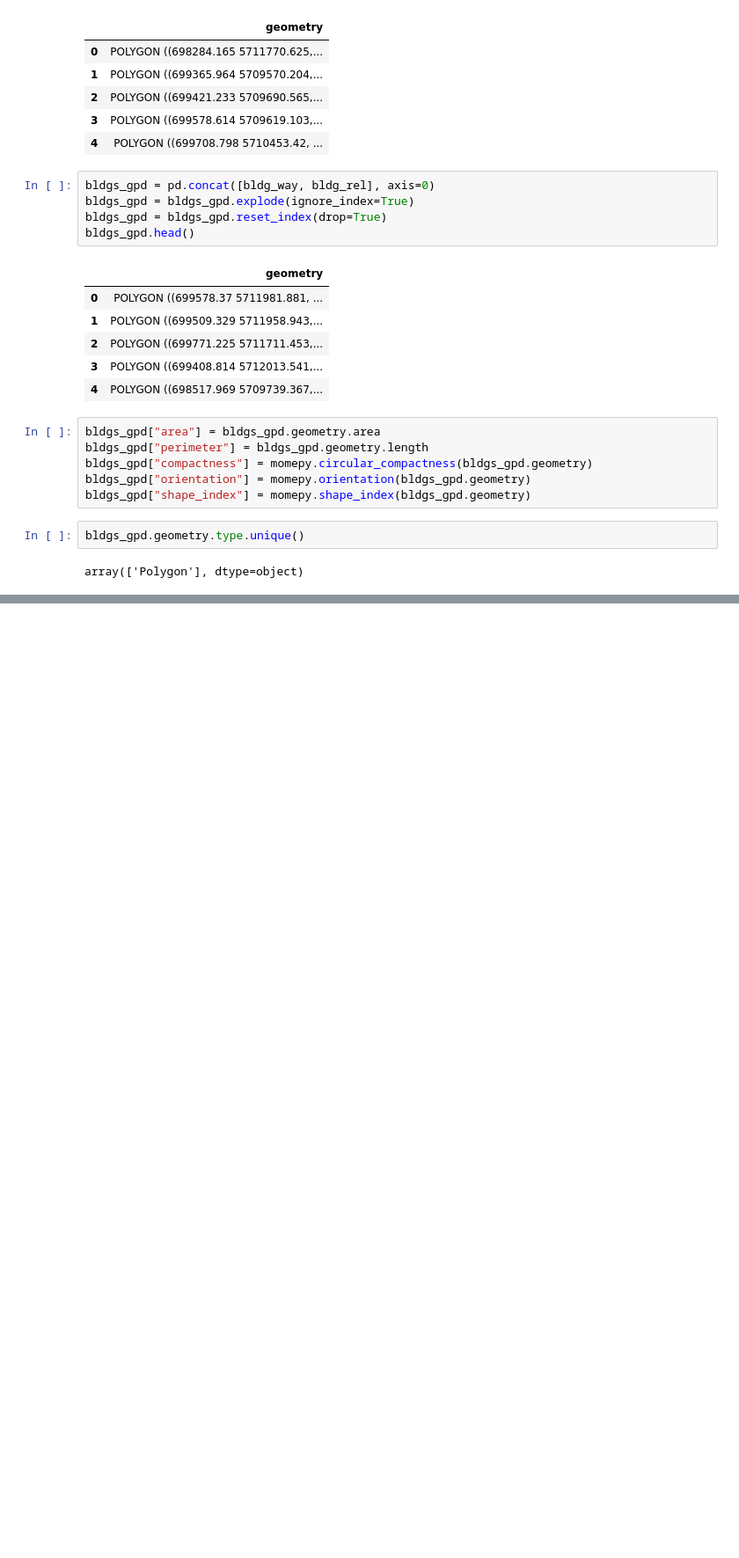
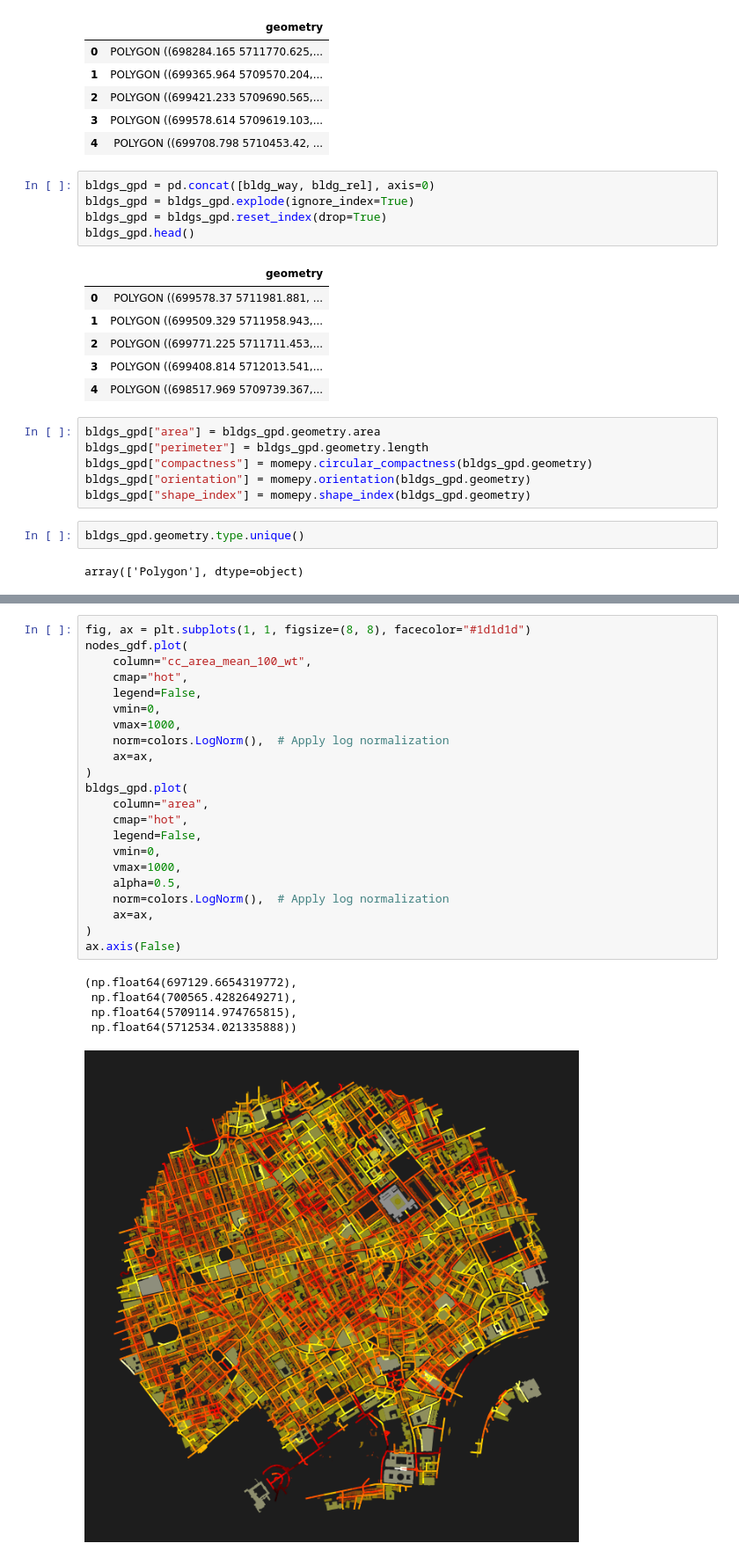
Before and after one commit to benchmark-urbanism/cityseer-examples, a Jupyter notebook: recipes/stats/osm_stats.ipynb, the cells around one changed output, grey strips where cells are left out. Shown at 88% size. Drawn from its saved outputs; the diff is of its cells as text; blank space fills up the shorter version.

```diff
--- a/recipes/stats/osm_stats.ipynb
+++ b/recipes/stats/osm_stats.ipynb
@@ -128,0 +156,28 @@ Index(['ns_node_idx', 'x', 'y', 'live', 'weight', 'primal_edge',
+# %%
+fig, ax = plt.subplots(1, 1, figsize=(8, 8), facecolor="#1d1d1d")
+nodes_gdf.plot(
+    column="cc_area_mean_100_wt",
+    cmap="hot",
+    legend=False,
+    vmin=0,
+    vmax=1000,
+    norm=colors.LogNorm(),  # Apply log normalization
+    ax=ax,
+)
+bldgs_gpd.plot(
+    column="area",
+    cmap="hot",
+    legend=False,
+    vmin=0,
+    vmax=1000,
+    alpha=0.5,
+    norm=colors.LogNorm(),  # Apply log normalization
+    ax=ax,
+)
+ax.axis(False)
+# %% [output]
+(np.float64(697129.6654319772),
+ np.float64(700565.4282649271),
+ np.float64(5709114.974765815),
+ np.float64(5712534.021335888))
+[figure, added]
```
Also changed, not shown: parts of 12 cells of this notebook, 5 other files.
